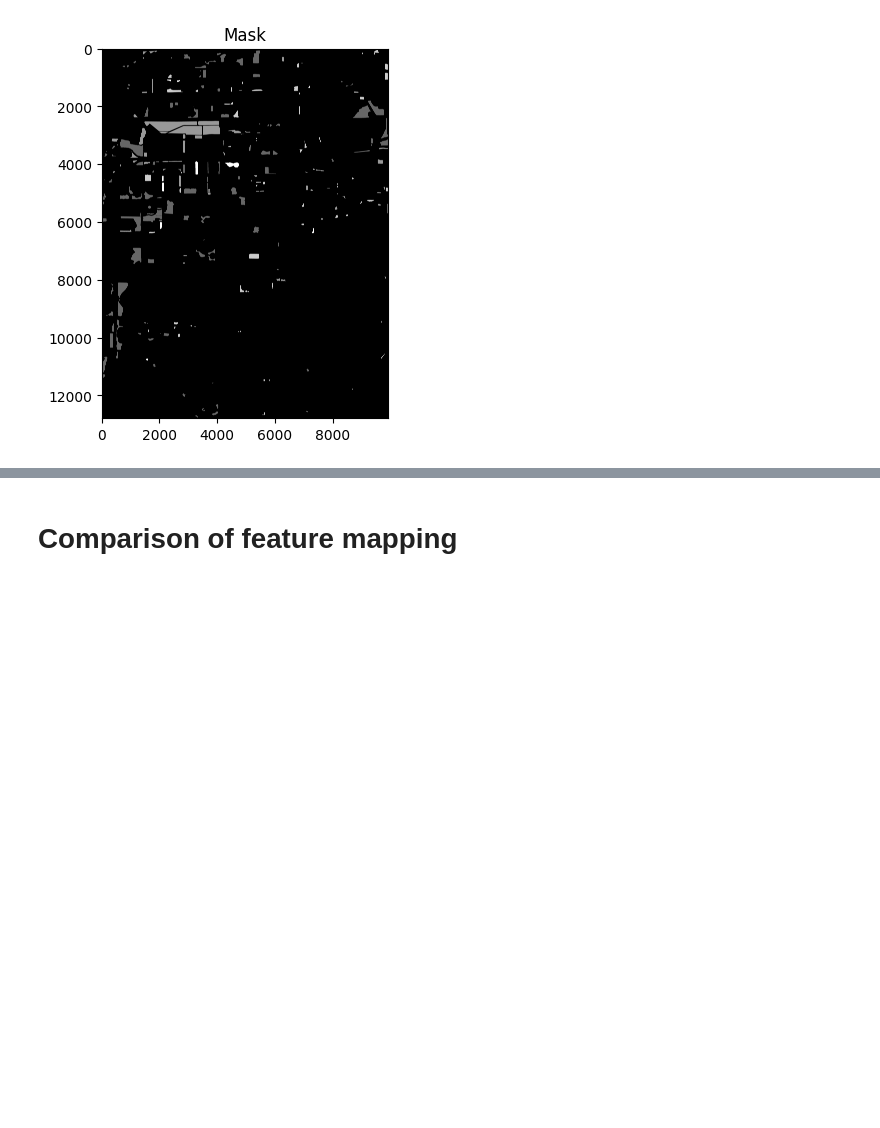
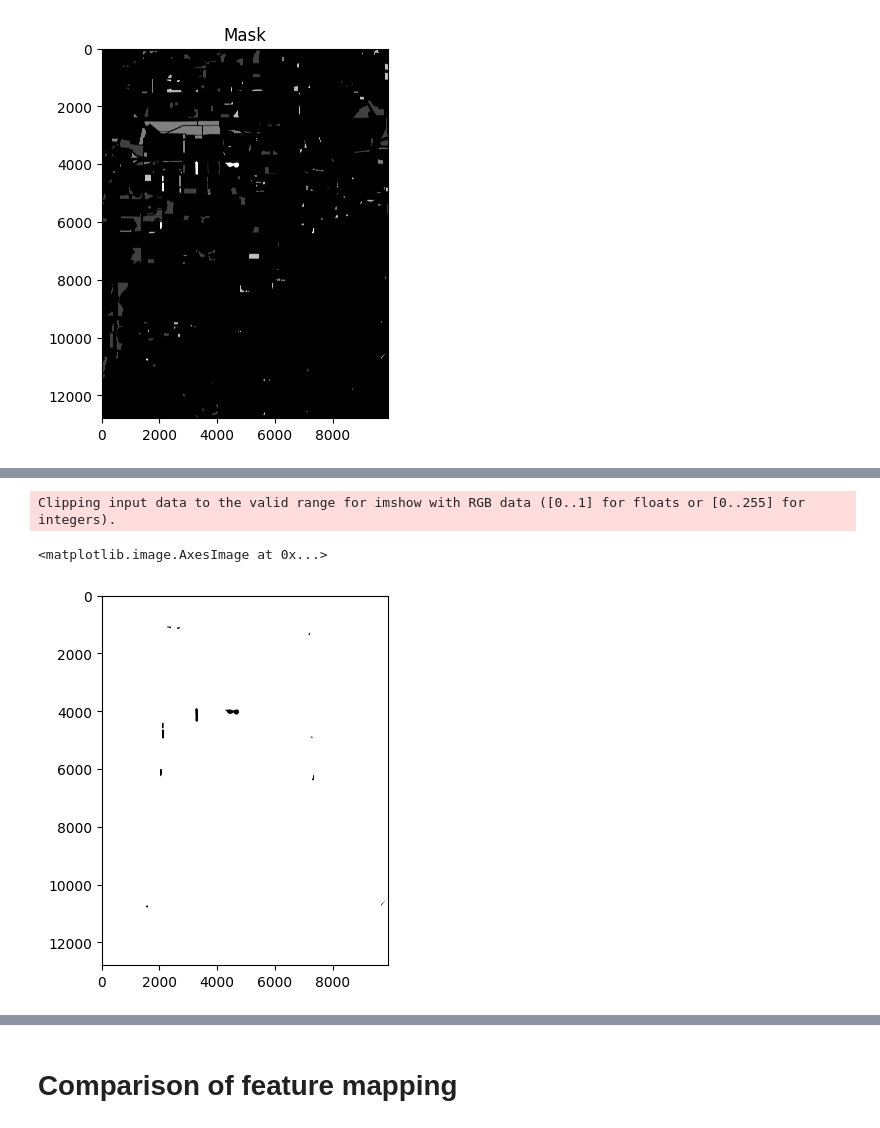
Before and after one commit to dsi-clinic/CMAP, a Jupyter notebook: notebooks/PyTorch.ipynb, the cells around one changed output, grey strips where cells are left out. Drawn from its saved outputs; the diff is of its cells as text; code cells hidden in the pictures; blank space fills up the shorter version.

```diff
--- a/notebooks/PyTorch.ipynb
+++ b/notebooks/PyTorch.ipynb
@@ -213,3 +223,14 @@ plt.title(currClass)
+# %%
+# All classes together
+classes = ["POND", "WETLAND", "DRY BOTTOM - TURF", "DRY BOTTOM - MESIC PRAIRIE"]
+dataset = Dataset(x_train_dir, y_train_dir, classes = classes)
+
+image, mask = dataset[0] # get some sample
+plt.imshow(mask.squeeze())
+# %% [output]
+Clipping input data to the valid range for imshow with RGB data ([0..1] for floats or [0..255] for integers).
+<matplotlib.image.AxesImage at 0x...>
+[figure, added]
 # %%
 visualize(
     image=image,
```
Also changed, not shown: parts of 17 cells of this notebook.
